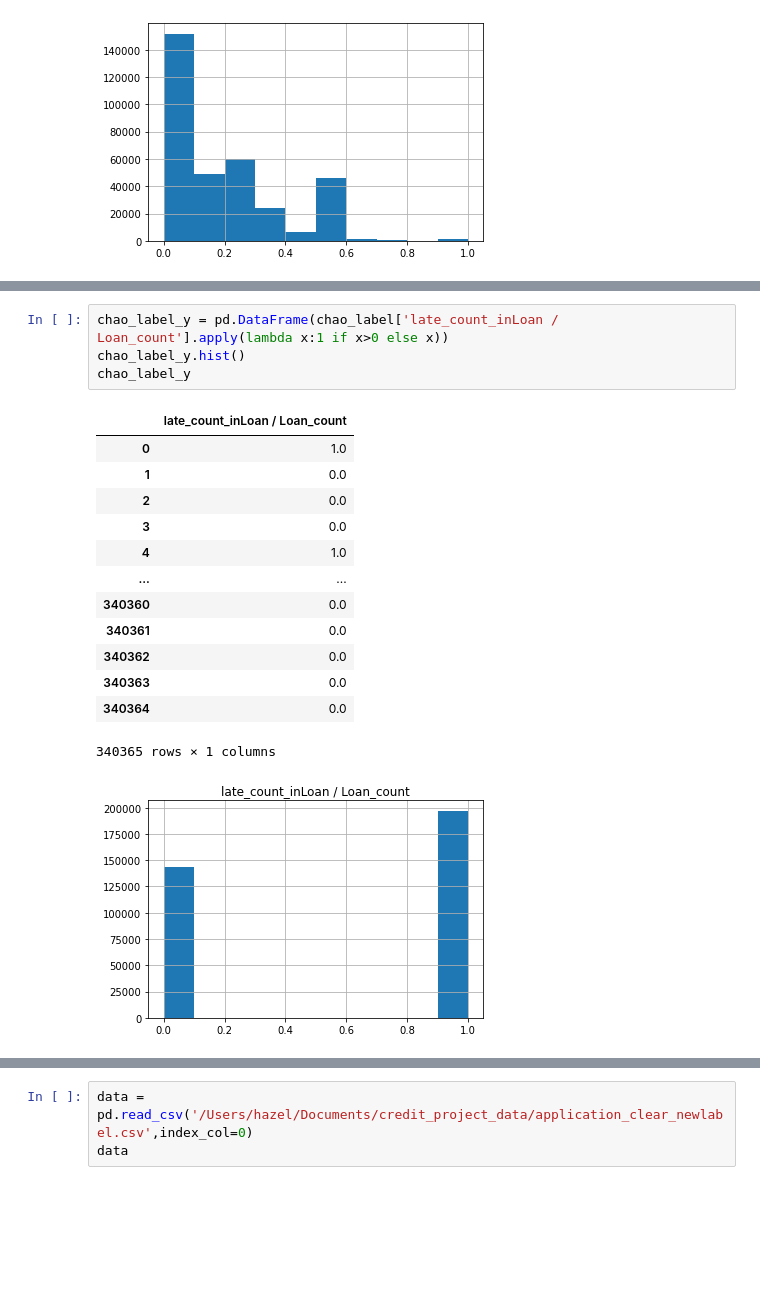
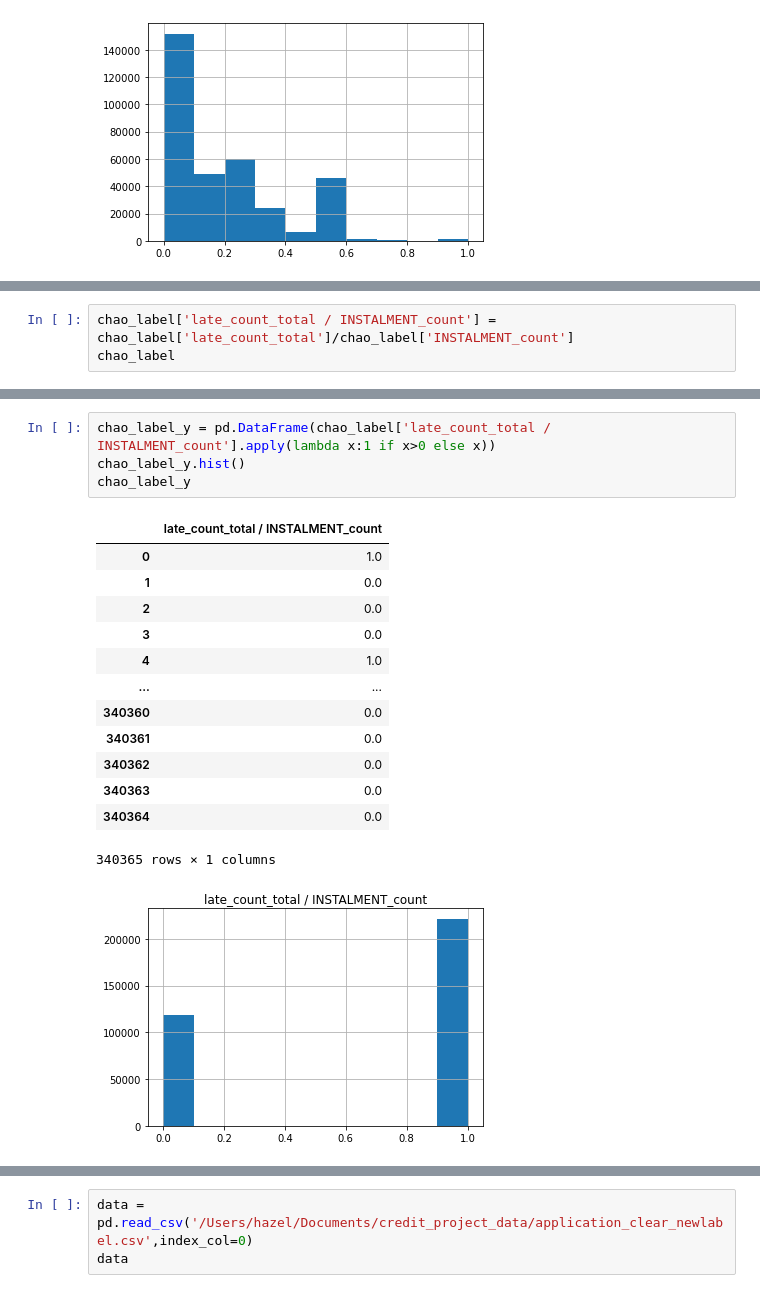
Before and after one commit to hazel1002/credit_risk, a Jupyter notebook: feature_selection.ipynb, the cells around one changed output, grey strips where cells are left out. Cells and saved outputs as stored; diff of their text form; blank space fills up the shorter version.

```diff
--- a/feature_selection.ipynb
+++ b/feature_selection.ipynb
@@ -291,0 +383,3 @@ chao_label['late_count_inLoan / Loan_count'].hist()
+# %%
+chao_label['late_count_total / INSTALMENT_count'] = chao_label['late_count_total']/chao_label['INSTALMENT_count']
+chao_label
@@ -292,22 +405,22 @@ chao_label['late_count_inLoan / Loan_count'].hist()
 # %%
-chao_label_y = pd.DataFrame(chao_label['late_count_inLoan / Loan_count'].apply(lambda x:1 if x>0 else x))
+chao_label_y = pd.DataFrame(chao_label['late_count_total / INSTALMENT_count'].apply(lambda x:1 if x>0 else x))
 chao_label_y.hist()
 chao_label_y
 # %% [output]
-|  | late_count_inLoan / Loan_count |
+|  | late_count_total / INSTALMENT_count |
 | 0 | 1.0 |
 | 1 | 0.0 |
 | 2 | 0.0 |
 | 3 | 0.0 |
 | 4 | 1.0 |
 | ... | ... |
 | 340360 | 0.0 |
 | 340361 | 0.0 |
 | 340362 | 0.0 |
 | 340363 | 0.0 |
 | 340364 | 0.0 |
 340365 rows × 1 columns
-[figure, old version]
+[figure, new version]
 # %%
 SK_ID_CURR = chao_label['SK_ID_CURR']
 new_label = pd.concat([SK_ID_CURR,chao_label_y],axis=1)
```
Also changed, not shown: parts of 29 cells of this notebook, 6 other files.
